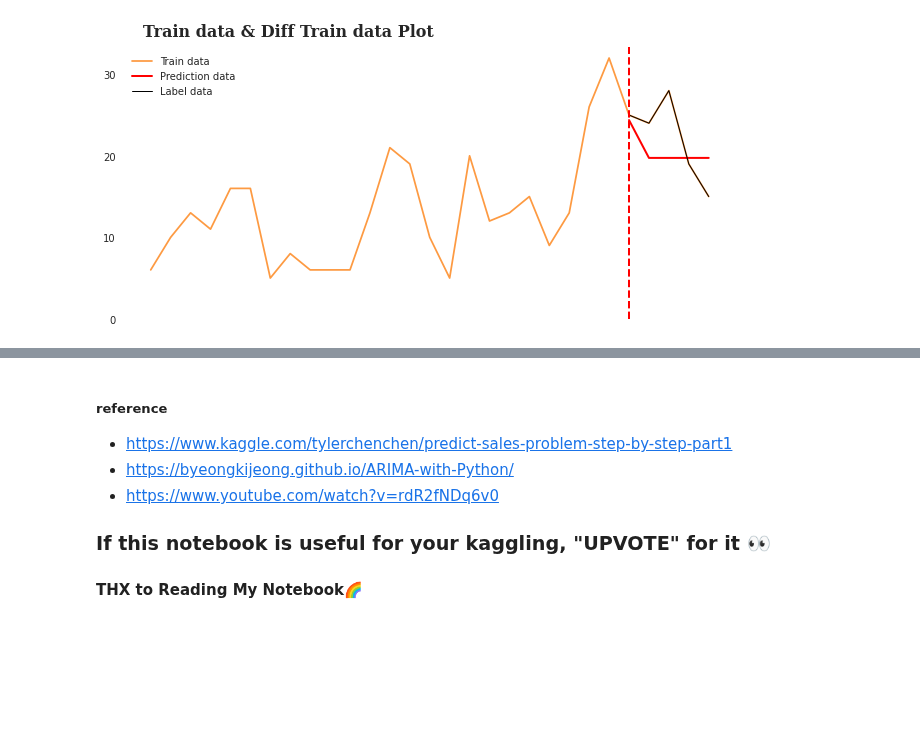
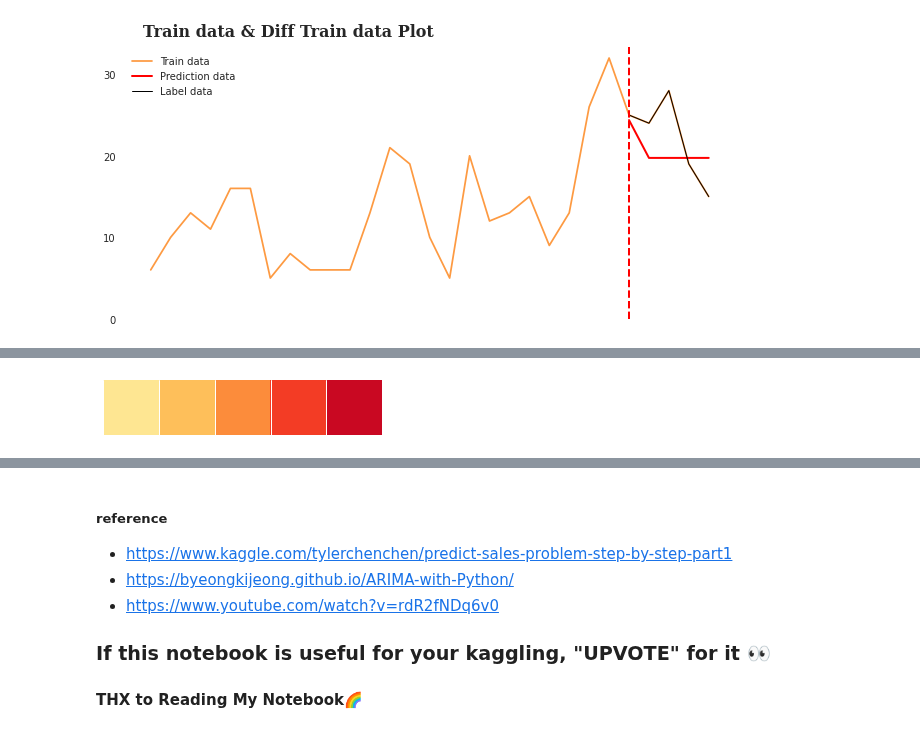
Before and after one commit to jerife/Kaggle, a Jupyter notebook: 11 Predict Future Sales.ipynb, the cells around one changed output, grey strips where cells are left out. Cells and saved outputs as stored; diff of their text form; code cells hidden in the pictures; blank space fills up the shorter version.

```diff
--- a/11 Predict Future Sales.ipynb
+++ b/11 Predict Future Sales.ipynb
@@ -801,0 +958,5 @@ plt.show()
+# %%
+YlOrBr_palette_5 = sns.color_palette("YlOrRd", 5)
+sns.palplot(YlOrBr_palette_5)
+# %% [output]
+[figure, added]
```
Also changed, not shown: parts of 31 cells of this notebook.
